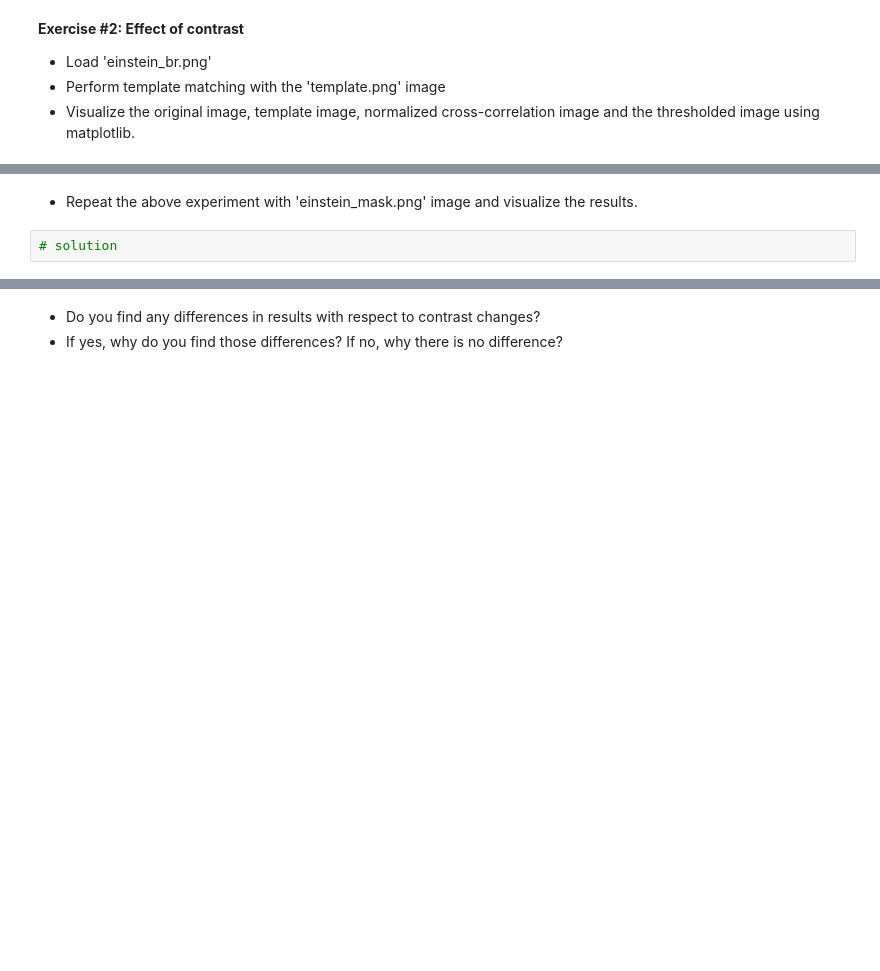
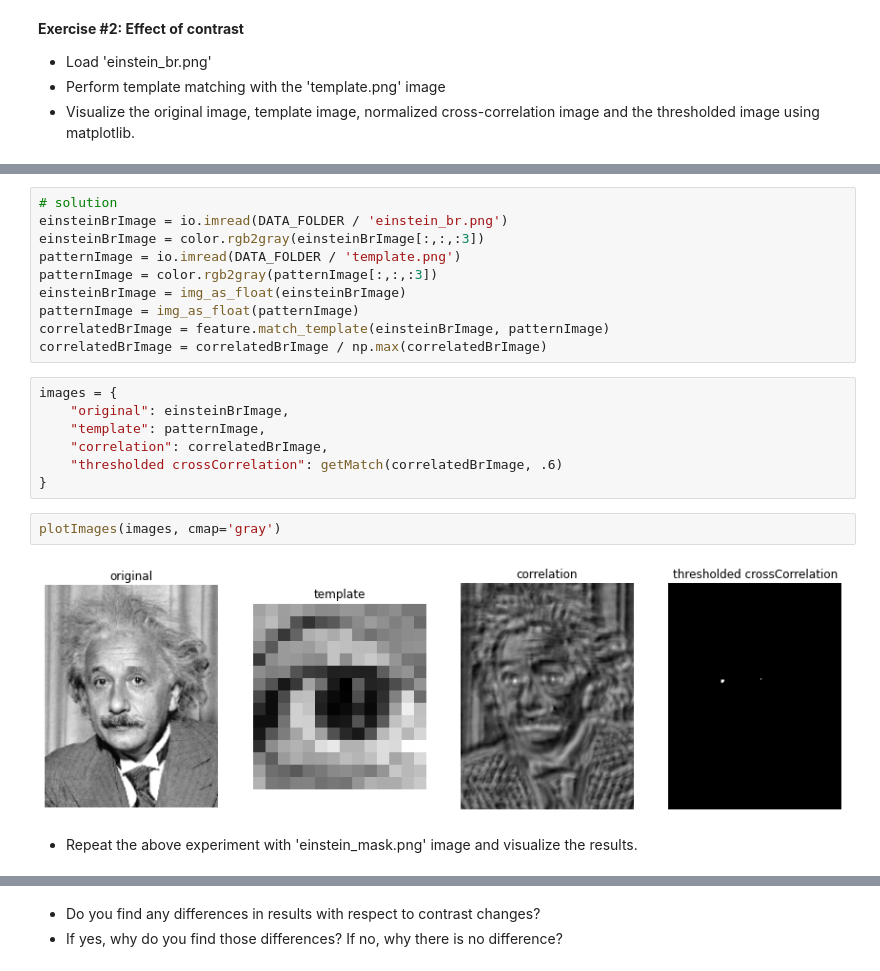
Before and after one commit to UPC-MAI-GitHub/MAI-CV, a Jupyter notebook: P3_template_matching_and_HOG/p3_template_matching_HOG.ipynb, the cells around one changed output, grey strips where cells are left out. Cells and saved outputs as stored; diff of their text form; blank space fills up the shorter version.

```diff
--- a/P3_template_matching_and_HOG/p3_template_matching_HOG.ipynb
+++ b/P3_template_matching_and_HOG/p3_template_matching_HOG.ipynb
@@ -87,4 +90,23 @@ plotImages(images, cmap='gray')
+# %%
+# solution
+einsteinBrImage = io.imread(DATA_FOLDER / 'einstein_br.png')
+einsteinBrImage = color.rgb2gray(einsteinBrImage[:,:,:3])
+patternImage = io.imread(DATA_FOLDER / 'template.png')
+patternImage = color.rgb2gray(patternImage[:,:,:3])
+einsteinBrImage = img_as_float(einsteinBrImage)
+patternImage = img_as_float(patternImage)
+correlatedBrImage = feature.match_template(einsteinBrImage, patternImage)
+correlatedBrImage = correlatedBrImage / np.max(correlatedBrImage)
+# %%
+images = {
+    "original": einsteinBrImage,
+    "template": patternImage,
+    "correlation": correlatedBrImage,
+    "thresholded crossCorrelation": getMatch(correlatedBrImage, .6)
+}
+# %%
+plotImages(images, cmap='gray')
+# %% [output]
+[figure, added]
 # %% [markdown]
 *   Repeat the above experiment with 'einstein_mask.png' image and visualize the results.
-# %%
-# solution
```
Also changed, not shown: parts of 31 cells of this notebook.
